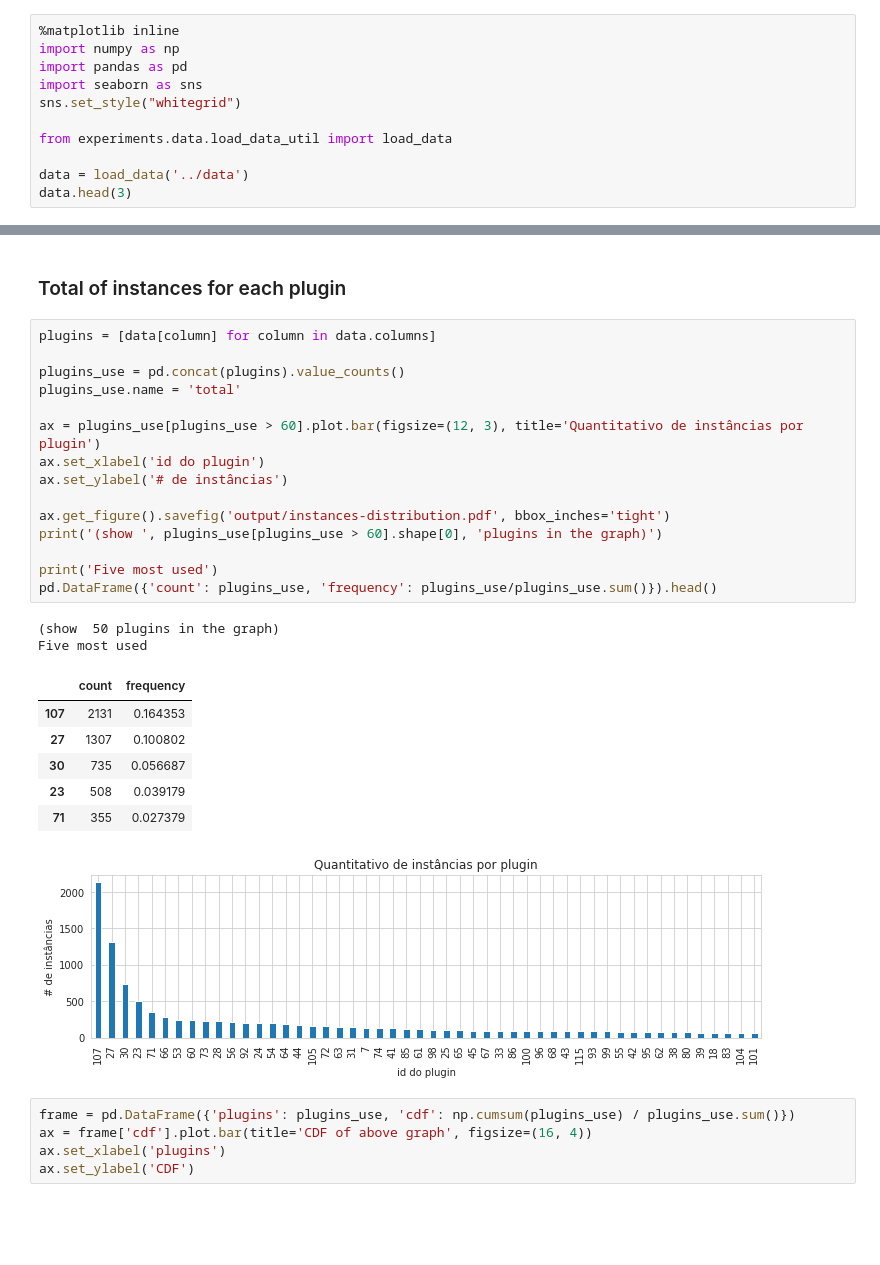
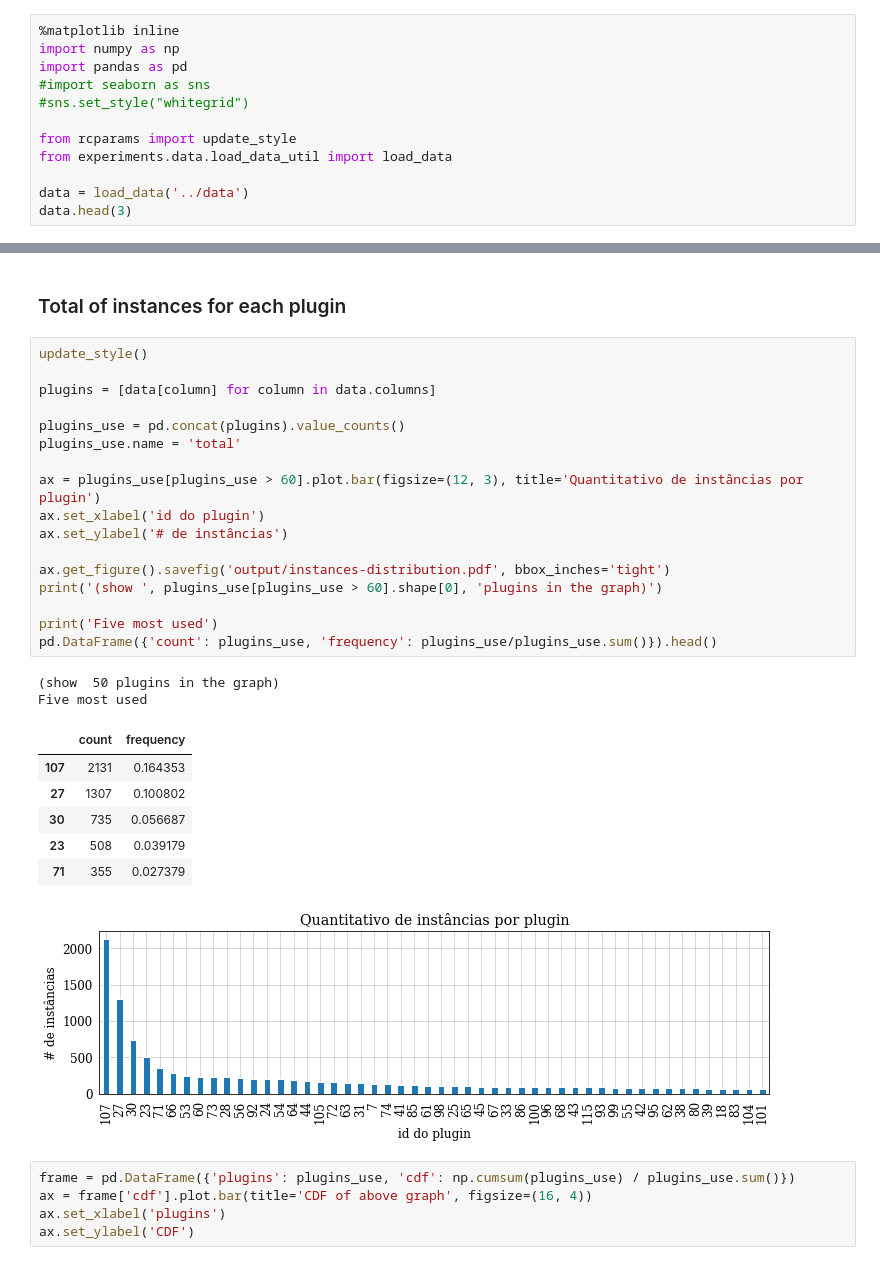
Before and after one commit to SrMouraSilva/RBM, a Jupyter notebook: experiments/notebooks/Dataset.ipynb, the cells around one changed output, grey strips where cells are left out. Cells and saved outputs as stored; diff of their text form; blank space fills up the shorter version.

Commit message:
Update images

```diff
--- a/experiments/notebooks/Dataset.ipynb
+++ b/experiments/notebooks/Dataset.ipynb
@@ -4,9 +4,10 @@
 %matplotlib inline
 import numpy as np
 import pandas as pd
-import seaborn as sns
-sns.set_style("whitegrid")
+#import seaborn as sns
+#sns.set_style("whitegrid")
 
+from rcparams import update_style
 from experiments.data.load_data_util import load_data
 
 data = load_data('../data')
@@ -41,30 +42,32 @@ Frequency by position
 # %% [markdown]
 ### Total of instances for each plugin
 # %%
+update_style()
+
 plugins = [data[column] for column in data.columns]
 
 plugins_use = pd.concat(plugins).value_counts()
 plugins_use.name = 'total'
 
 ax = plugins_use[plugins_use > 60].plot.bar(figsize=(12, 3), title='Quantitativo de instâncias por plugin')
 ax.set_xlabel('id do plugin')
 ax.set_ylabel('# de instâncias')
 
 ax.get_figure().savefig('output/instances-distribution.pdf', bbox_inches='tight')
 print('(show ', plugins_use[plugins_use > 60].shape[0], 'plugins in the graph)')
 
 print('Five most used')
 pd.DataFrame({'count': plugins_use, 'frequency': plugins_use/plugins_use.sum()}).head()
 # %% [output]
 (show  50 plugins in the graph)
 Five most used
 |  | count | frequency |
 | 107 | 2131 | 0.164353 |
 | 27 | 1307 | 0.100802 |
 | 30 | 735 | 0.056687 |
 | 23 | 508 | 0.039179 |
 | 71 | 355 | 0.027379 |
-[figure, old version]
+[figure, new version]
 # %%
 frame = pd.DataFrame({'plugins': plugins_use, 'cdf': np.cumsum(plugins_use) / plugins_use.sum()})
 ax = frame['cdf'].plot.bar(title='CDF of above graph', figsize=(16, 4))
```
Also changed, not shown: parts of 1 cell of this notebook, 6 other files.
